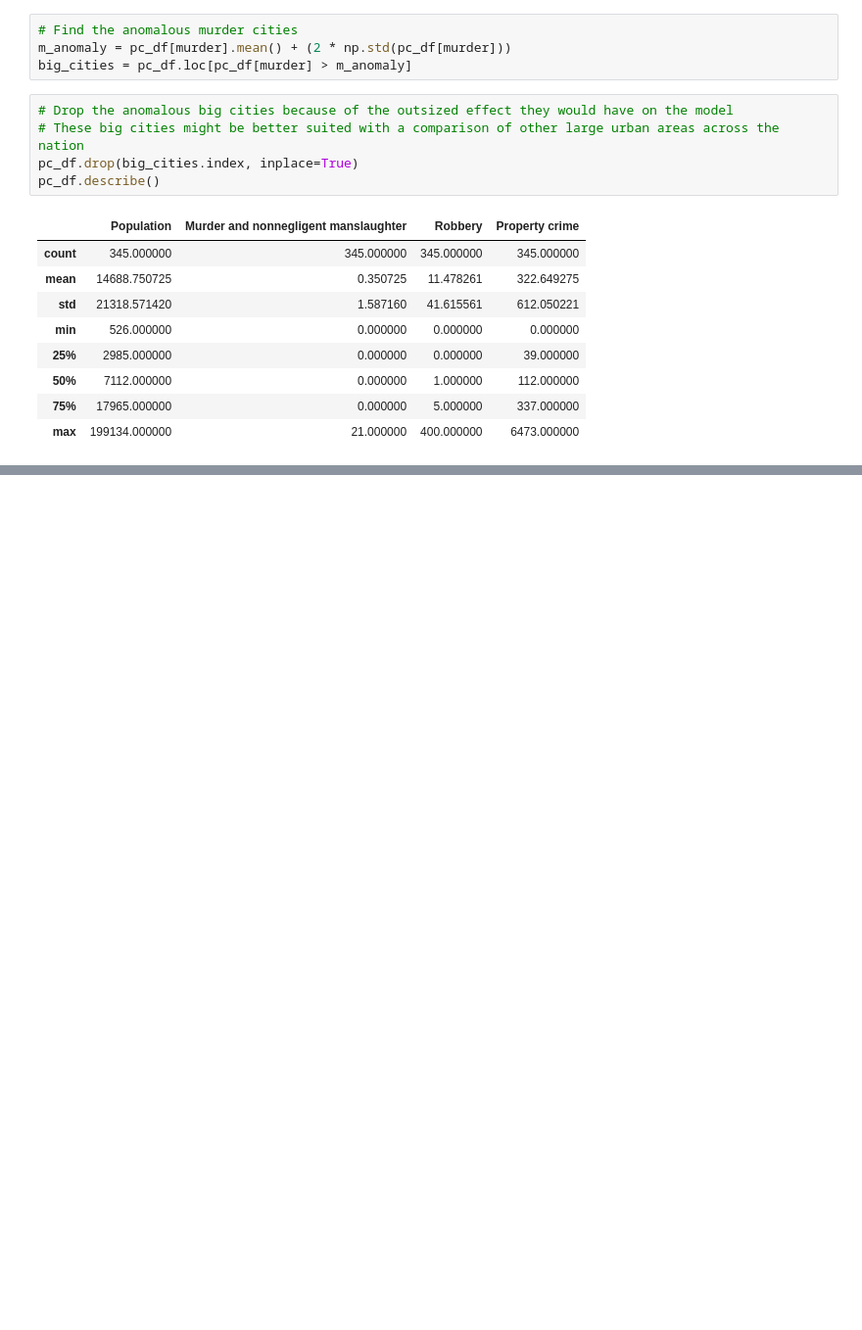
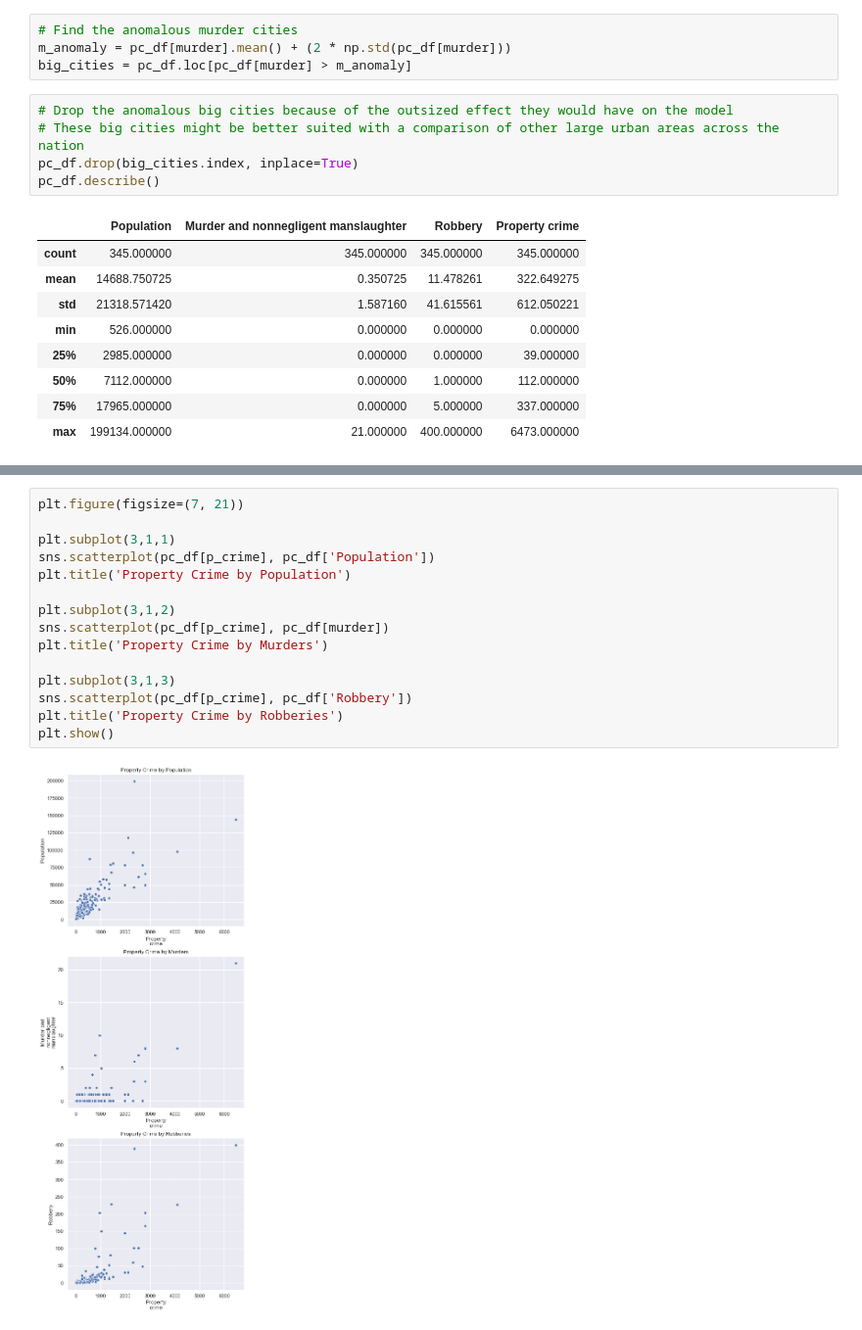
Before and after one commit to tjeffkessler/thinkful_dsflex, a Jupyter notebook: NY Crime 2013 Regression Analysis.ipynb, the cells around one changed output, grey strips where cells are left out. Shown at 98% size. Cells and saved outputs as stored; diff of their text form; blank space fills up the shorter version.

```diff
--- a/NY Crime 2013 Regression Analysis.ipynb
+++ b/NY Crime 2013 Regression Analysis.ipynb
@@ -101,2 +103,19 @@ plt.show()
+# %%
+plt.figure(figsize=(7, 21))
+
+plt.subplot(3,1,1)
+sns.scatterplot(pc_df[p_crime], pc_df['Population'])
+plt.title('Property Crime by Population')
+
+plt.subplot(3,1,2)
+sns.scatterplot(pc_df[p_crime], pc_df[murder])
+plt.title('Property Crime by Murders')
+
+plt.subplot(3,1,3)
+sns.scatterplot(pc_df[p_crime], pc_df['Robbery'])
+plt.title('Property Crime by Robberies')
+plt.show()
+# %% [output]
+[figure, added]
 # %%
 #Create features for population squared and for the categorical versions murder and robbery
```
Also changed, not shown: parts of 10 cells of this notebook.
